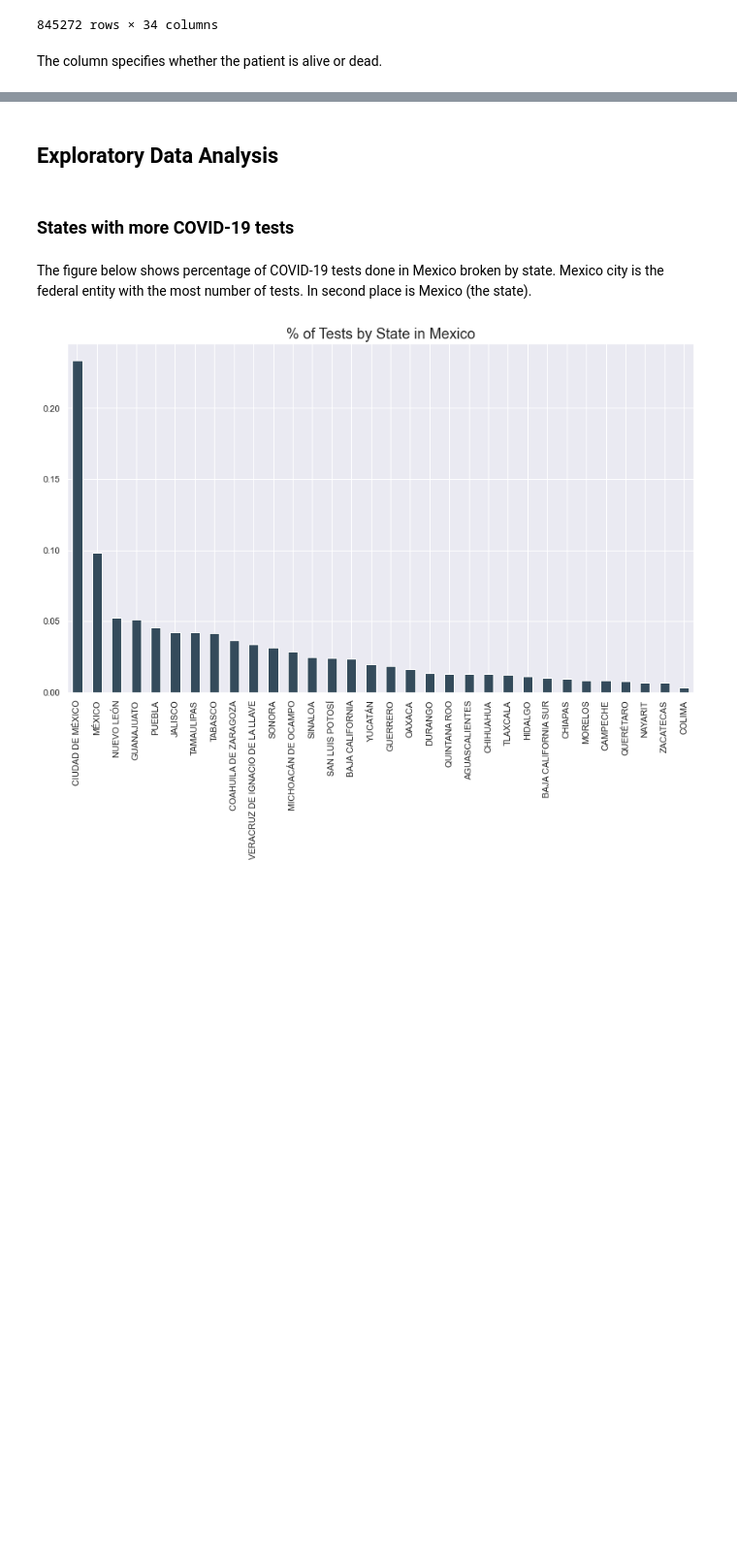
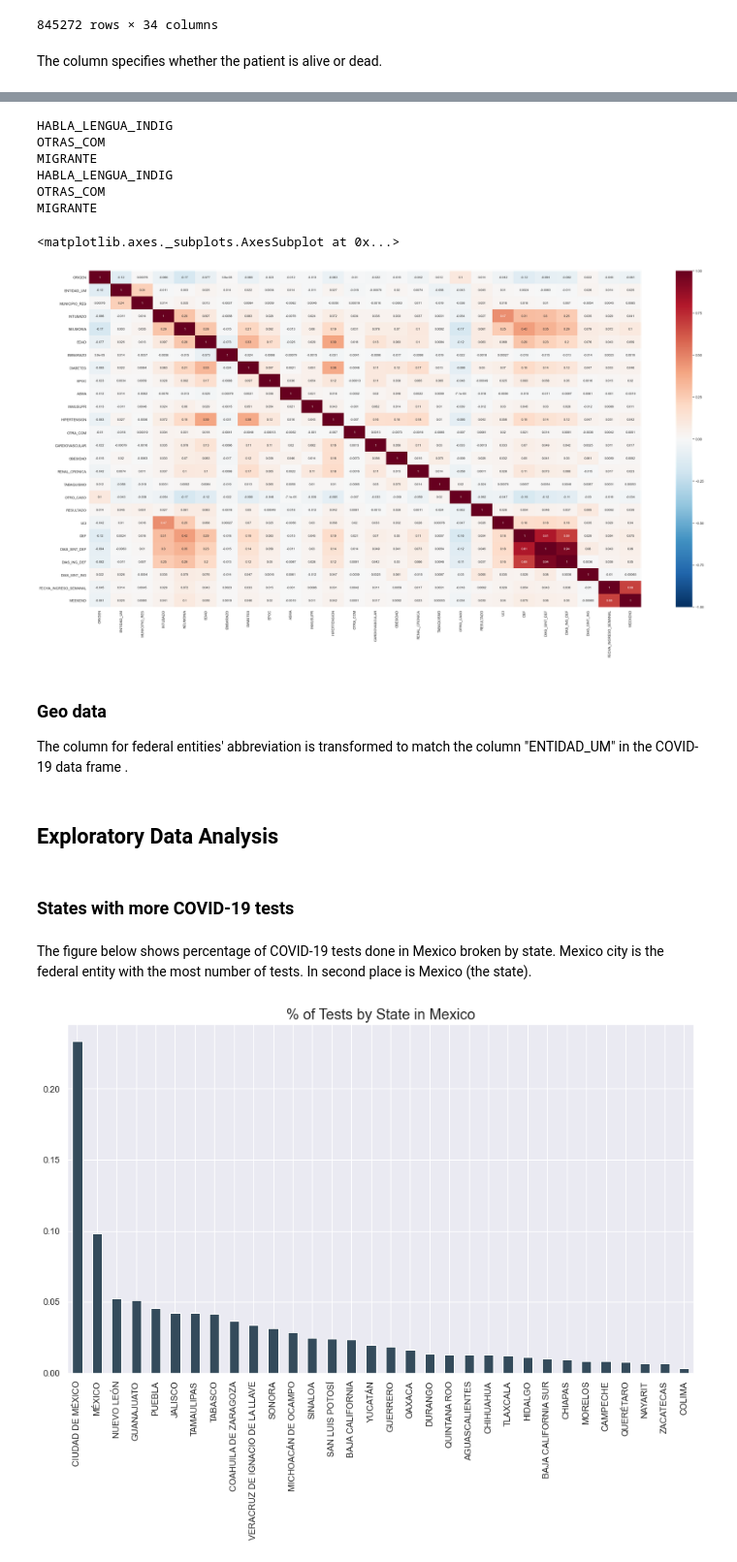
Before and after one commit to epg3/COVID_19_MX, a Jupyter notebook: EDA.ipynb, the cells around one changed output, grey strips where cells are left out. Shown: that part at 97% size. Cells and saved outputs as stored; diff of their text form; code cells hidden in the pictures; blank space fills up the shorter version.

```diff
--- a/EDA.ipynb
+++ b/EDA.ipynb
@@ -238,8 +290,3 @@ Added columns to know number of days between:
 * a patient had symptoms to his/her death.
 * a patient has symptoms to be hospitalized.
 * a patient was hospitalized symptoms to his/her death.
-# %%
-#the columns were formatted to datetime.
-df_general['FECHA_INGRESO'] = pd.to_datetime(df_general['FECHA_INGRESO'].str.strip(), format='%Y/%m/%d')
-df_general['FECHA_SINTOMAS'] = pd.to_datetime(df_general['FECHA_SINTOMAS'].str.strip(), format='%Y/%m/%d')
-df_general['FECHA_DEF'] = pd.to_datetime(df_general['FECHA_DEF'].str.strip(), format='%Y/%m/%d', errors='coerce')
@@ -277,0 +356,21 @@ df_general['DEF'] = df_general.FECHA_DEF.isna().apply(lambda x: 1 if x==0 else 0
+# %%
+#The values for the columns with SI NO format are replace with 1 and 0.
+df_general =replace_values(df_general, column_list_binary, [97, 98, 99], [2,2,2])
+df_general =replace_values(df_general, column_list_binary, [1,2], [1,0])
+# %% [output]
+HABLA_LENGUA_INDIG
+OTRAS_COM
+MIGRANTE
+HABLA_LENGUA_INDIG
+OTRAS_COM
+MIGRANTE
+# %%
+correlation = df_general.corr()
+plt.figure(figsize=(40, 20))
+sns.heatmap(correlation, annot=True, linewidths=0, vmin=-1, cmap="RdBu_r")
+# %% [output]
+<matplotlib.axes._subplots.AxesSubplot at 0x...>
+[figure, added]
+# %% [markdown]
+### Geo data
+The column for federal entities' abbreviation is transformed to match the column "ENTIDAD_UM" in the COVID-19 data frame .
```
Also changed, not shown: parts of 53 cells of this notebook.
